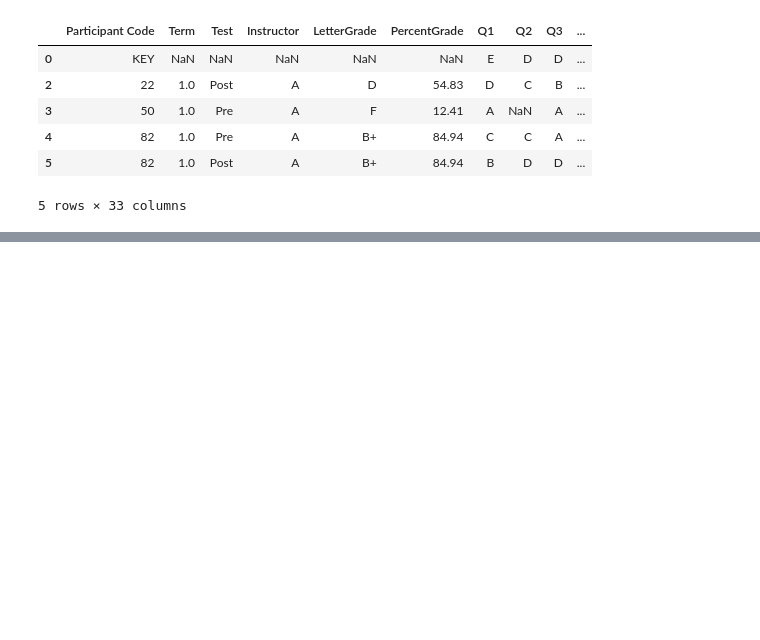
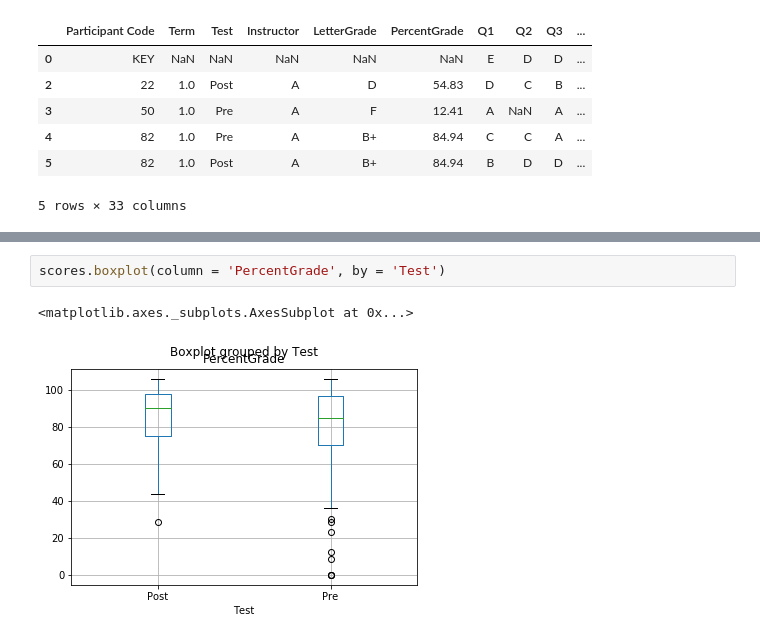
Before and after one commit to gmb9/data-analysis, a Jupyter notebook: Data Analysis.ipynb, the cells around one changed output, grey strips where cells are left out. Cells and saved outputs as stored; diff of their text form; blank space fills up the shorter version.

```diff
--- a/Data Analysis.ipynb
+++ b/Data Analysis.ipynb
@@ -138,0 +195,5 @@ scores.loc[:, 'Q1':'Q27'].fillna('x')
+# %%
+scores.boxplot(column = 'PercentGrade', by = 'Test')
+# %% [output]
+<matplotlib.axes._subplots.AxesSubplot at 0x...>
+[figure, added]
```
Also changed, not shown: parts of 9 cells of this notebook.
